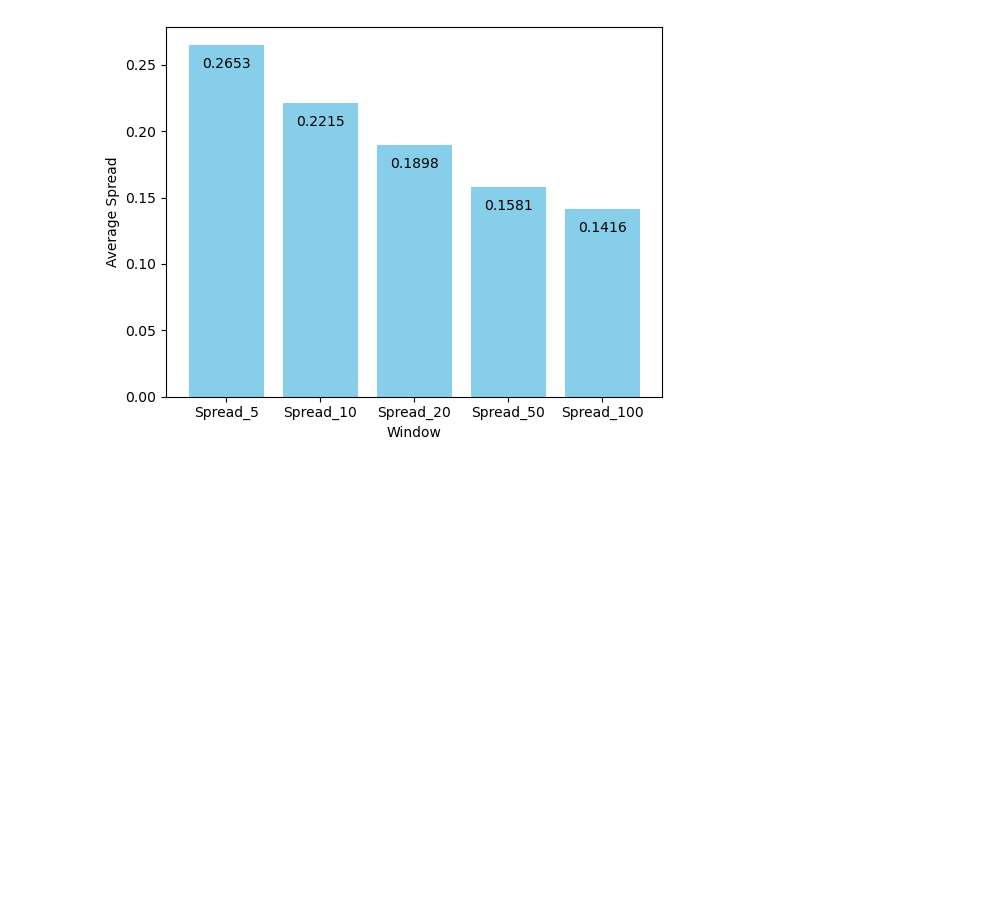
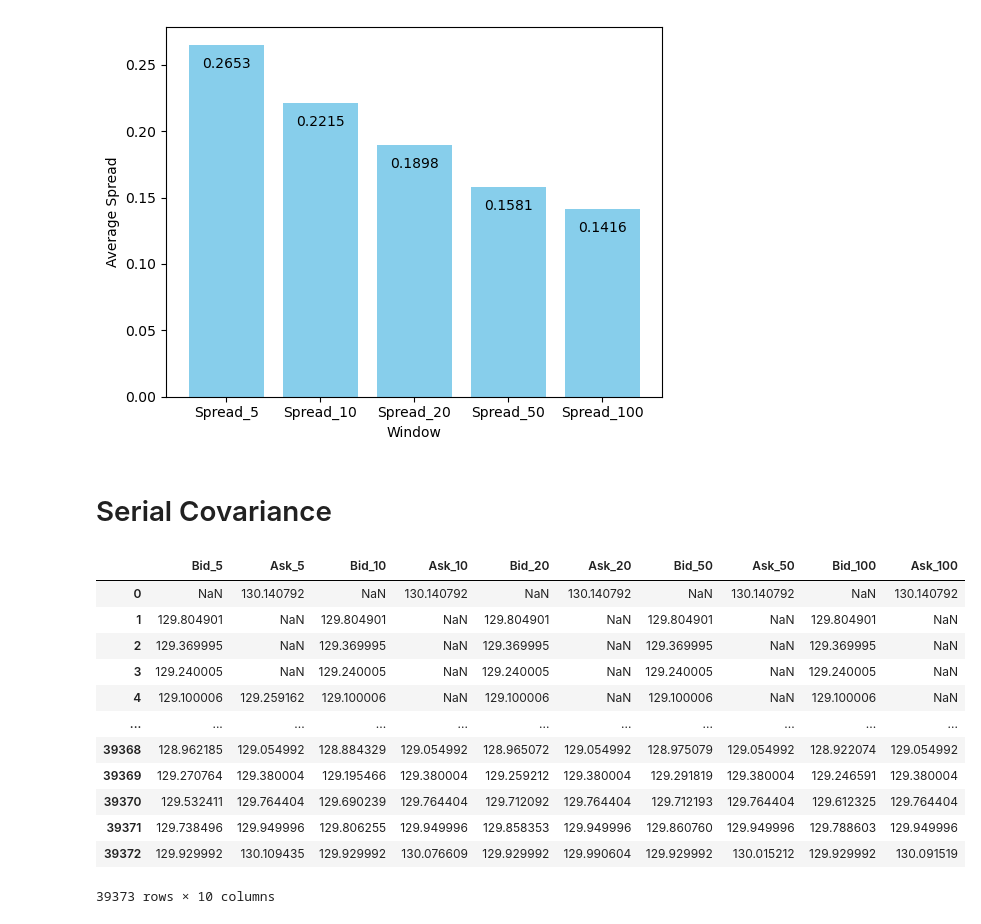
Before and after one commit to Rolando1708/Trading, a Jupyter notebook: EffectiveSpread.ipynb, the cells around one changed output. Cells and saved outputs as stored; diff of their text form; code cells hidden in the pictures; blank space fills up the shorter version.

```diff
--- a/EffectiveSpread.ipynb
+++ b/EffectiveSpread.ipynb
@@ -66,3 +68,44 @@ plt.ylabel('Average Spread')
 # %% [output]
 Text(0, 0.5, 'Average Spread')
 [figure]
+# %% [markdown]
+# Serial Covariance
+# %%
+df2 = df.copy()
+df2['diff1'] = df2['diff'].shift(1)
+df2 = df2.dropna().reset_index(drop=True)
+
+for window in windows:
+    df2[f'Cov_{window}'] = df2['diff'].rolling(window=window).cov(df2['diff1'])
+    df2[f'Spread_{window}'] = 2 * np.sqrt(np.abs(df2[f'Cov_{window}']))
+
+bid_ask = pd.DataFrame()
+
+for window in windows:
+    bid_ask[f'Bid_{window}'] = np.where(
+        df2['diff'] > 0,
+        df2['Close'] - df2[f'Spread_{window}'],
+        df2['Close']
+    )
+
+    bid_ask[f'Ask_{window}'] = np.where(
+        df2['diff'] <= 0,
+        df2['Close'] + df2[f'Spread_{window}'],
+        df2['Close']
+    )
+
+bid_ask
+# %% [output]
+|  | Bid_5 | Ask_5 | Bid_10 | Ask_10 | Bid_20 | Ask_20 | Bid_50 | Ask_50 | Bid_100 | Ask_100 |
+| 0 | NaN | 130.140792 | NaN | 130.140792 | NaN | 130.140792 | NaN | 130.140792 | NaN | 130.140792 |
+| 1 | 129.804901 | NaN | 129.804901 | NaN | 129.804901 | NaN | 129.804901 | NaN | 129.804901 | NaN |
+| 2 | 129.369995 | NaN | 129.369995 | NaN | 129.369995 | NaN | 129.369995 | NaN | 129.369995 | NaN |
+| 3 | 129.240005 | NaN | 129.240005 | NaN | 129.240005 | NaN | 129.240005 | NaN | 129.240005 | NaN |
+| 4 | 129.100006 | 129.259162 | 129.100006 | NaN | 129.100006 | NaN | 129.100006 | NaN | 129.100006 | NaN |
+| ... | ... | ... | ... | ... | ... | ... | ... | ... | ... | ... |
+| 39368 | 128.962185 | 129.054992 | 128.884329 | 129.054992 | 128.965072 | 129.054992 | 128.975079 | 129.054992 | 128.922074 | 129.054992 |
+| 39369 | 129.270764 | 129.380004 | 129.195466 | 129.380004 | 129.259212 | 129.380004 | 129.291819 | 129.380004 | 129.246591 | 129.380004 |
+| 39370 | 129.532411 | 129.764404 | 129.690239 | 129.764404 | 129.712092 | 129.764404 | 129.712193 | 129.764404 | 129.612325 | 129.764404 |
+| 39371 | 129.738496 | 129.949996 | 129.806255 | 129.949996 | 129.858353 | 129.949996 | 129.860760 | 129.949996 | 129.788603 | 129.949996 |
+| 39372 | 129.929992 | 130.109435 | 129.929992 | 130.076609 | 129.929992 | 129.990604 | 129.929992 | 130.015212 | 129.929992 | 130.091519 |
+39373 rows × 10 columns
```
Also changed, not shown: parts of 4 cells of this notebook.
